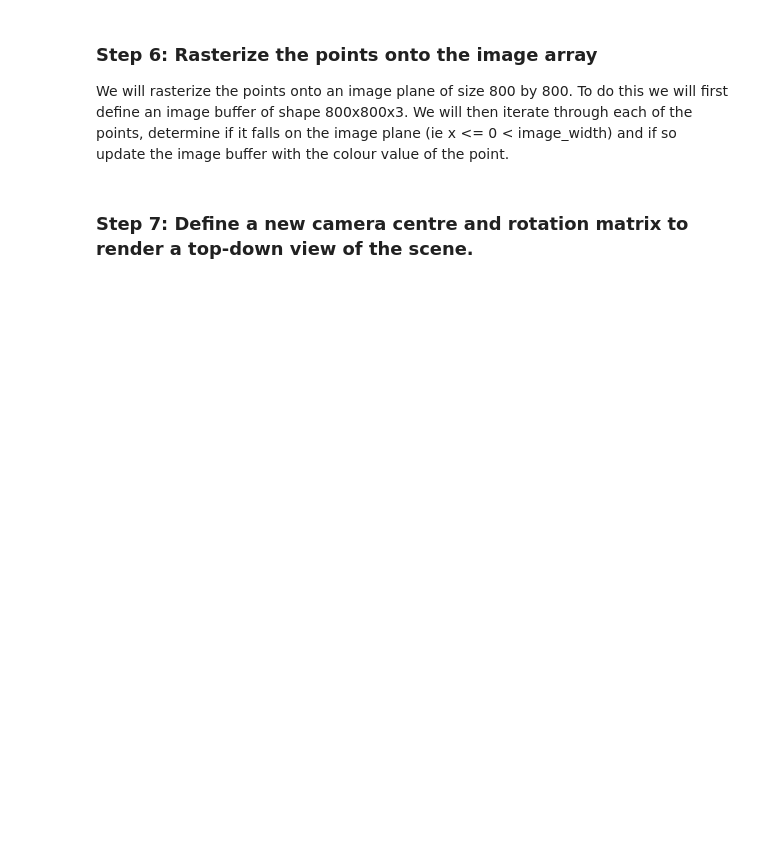
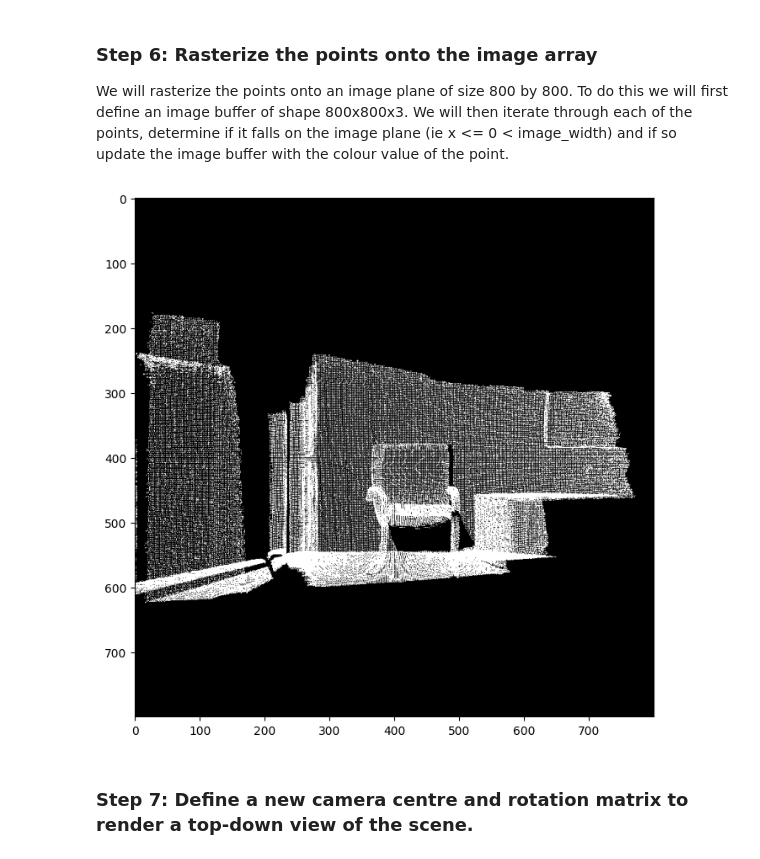
Before and after one commit to adetunjii/robot-vision, a Jupyter notebook: Lab3/lab3.ipynb, the cells around one changed output. Cells and saved outputs as stored; diff of their text form; code cells hidden in the pictures; blank space fills up the shorter version.

```diff
--- a/Lab3/lab3.ipynb
+++ b/Lab3/lab3.ipynb
@@ -110,3 +111,10 @@ ppy = 400
 s = 0
 
 #Solution
+k = np.array([
+    [fx, s, ppx],
+    [0, fy, ppy],
+    [0, 0, 1]
+])
+
+print(k)
@@ -122,3 +134,6 @@ $$
 ##### Task: Calculate and print the projection matrix using the previously calculated intrinsic and extrinsic matrices
 # %%
 # Calculate the projection matrix P
+
+projection = k @ extrinsic[:3, :]
+projection
@@ -141,12 +185,19 @@ In this step, we will project the point cloud onto the image plane using the pro
 To do this you will first need to convert the points to homogeneous coordinates like so [x,y,z,1]. You will then need to apply the projection matrix. Finally you will need to normalize the projected points by the third coordinate, like `projected_point /= projected_point[2]` to get 2D image coordinates.
 # %%
 # Get the points from the point cloud
+points = np.asarray(point_cloud.points)
+points.shape
 
 # Convert points to homogeneous coordinates
+points_h = np.hstack((points, np.ones((points.shape[0], 1))))
 
 # Apply the projection matrix
+points_projected = (projection @ points_h.T).T
 
 # Normalize by the third coordinate to get 2D image coordinates
-
+points_projected[:, 0] /= points_projected[:, 2]
+points_projected[:, 1] /= points_projected[:, 2]
+points_projected[:, 2] /= points_projected[:, 2]
 
 # Print the first 10 projected points
+print(points_projected[:, :10])
@@ -173,2 +216,35 @@ import matplotlib.pyplot as plt
+# %%
+import matplotlib.pyplot as plt
+
+# Define the image size
+width = 800
+height = 800
+
+# Create an empty image array
+image = np.zeros((height, width, 3), dtype=np.uint8)
+
+# Filter out points with invalid coordinates
+valid_coordinates = []
+for point in points_projected:
+    if point[0] >= 0 and point[0] < width and point[1] >= 0 and point[1] < height:
+        valid_coordinates.append(point)
+
+for point in valid_coordinates:
+    x, y = int(point[0]), int(point[1])
+
+    if len(point) == 5:
+        r, g, b = point[2], point[3], point[4]
+    else:
+        r, g, b = 255, 255, 255
+
+    image[y, x] = [r, g, b]
+
+
+# Display the image
+plt.figure(figsize=(8, 8))
+plt.imshow(image)
+plt.show()
+# %% [output]
+[figure, added]
 # %% [markdown]
 ### Step 7: Define a new camera centre and rotation matrix to render a top-down view of the scene.
```
Also changed, not shown: parts of 14 cells of this notebook, 3 other files.
